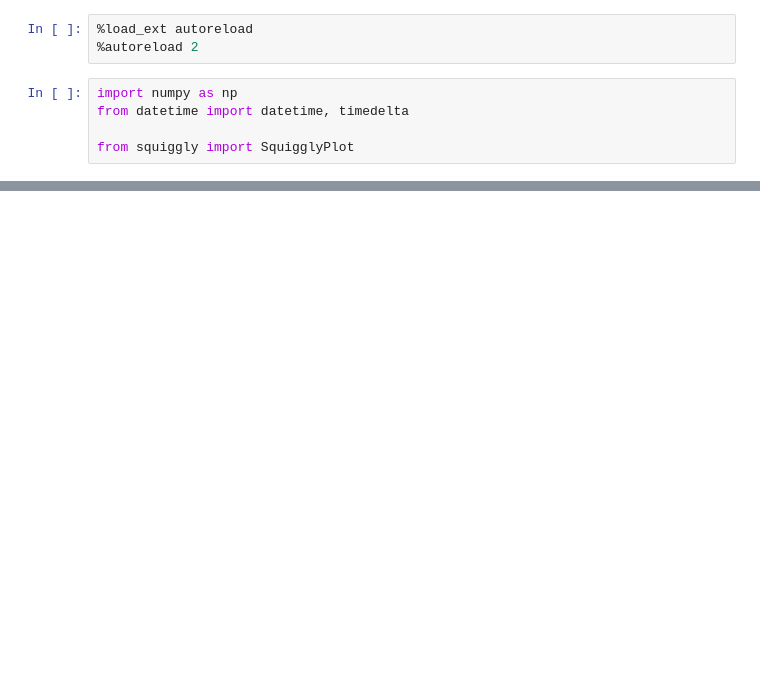
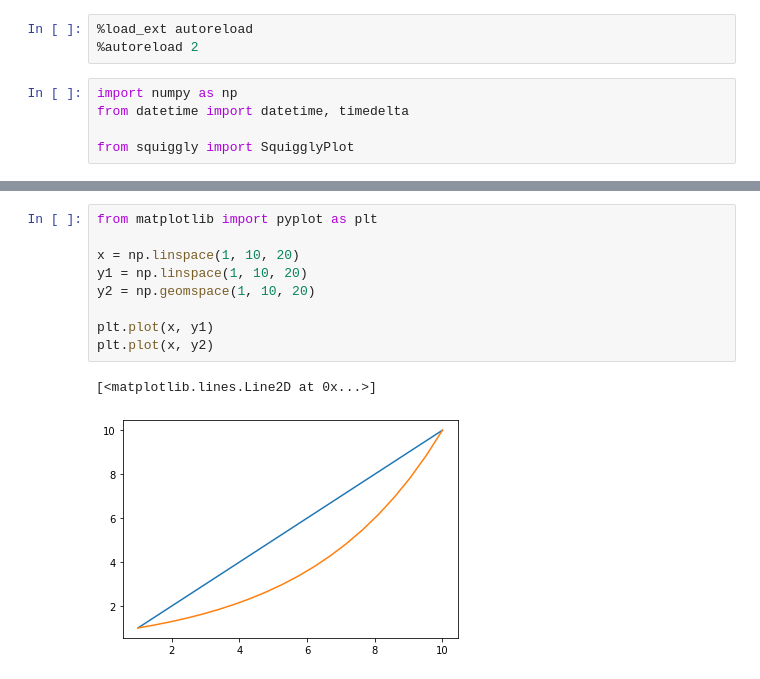
Before and after one commit to nuwandavek/squigglylines, a Jupyter notebook: squiggly.ipynb, the cells around one changed output, grey strips where cells are left out. Saved outputs shown, nothing was run; the diff lists cells and outputs as text; blank space fills up the shorter version.

```diff
--- a/squiggly.ipynb
+++ b/squiggly.ipynb
@@ -34,0 +38,12 @@ squigglyplot.draw_title('Degree-of-Insult of a statement vs Time')
+# %%
+from matplotlib import pyplot as plt
+
+x = np.linspace(1, 10, 20)
+y1 = np.linspace(1, 10, 20)
+y2 = np.geomspace(1, 10, 20)
+
+plt.plot(x, y1)
+plt.plot(x, y2)
+# %% [output]
+[<matplotlib.lines.Line2D at 0x...>]
+[figure, added]
```
Also changed, not shown: parts of 2 cells of this notebook, 1 other file.
